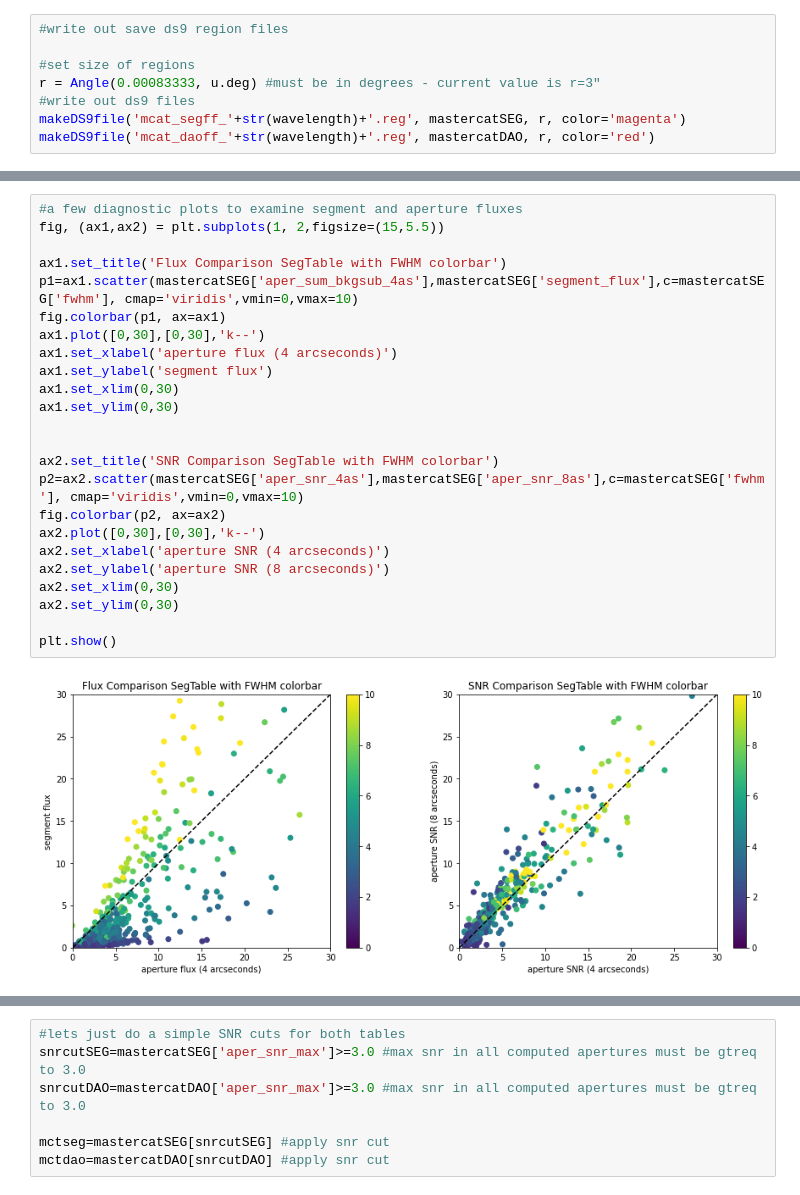
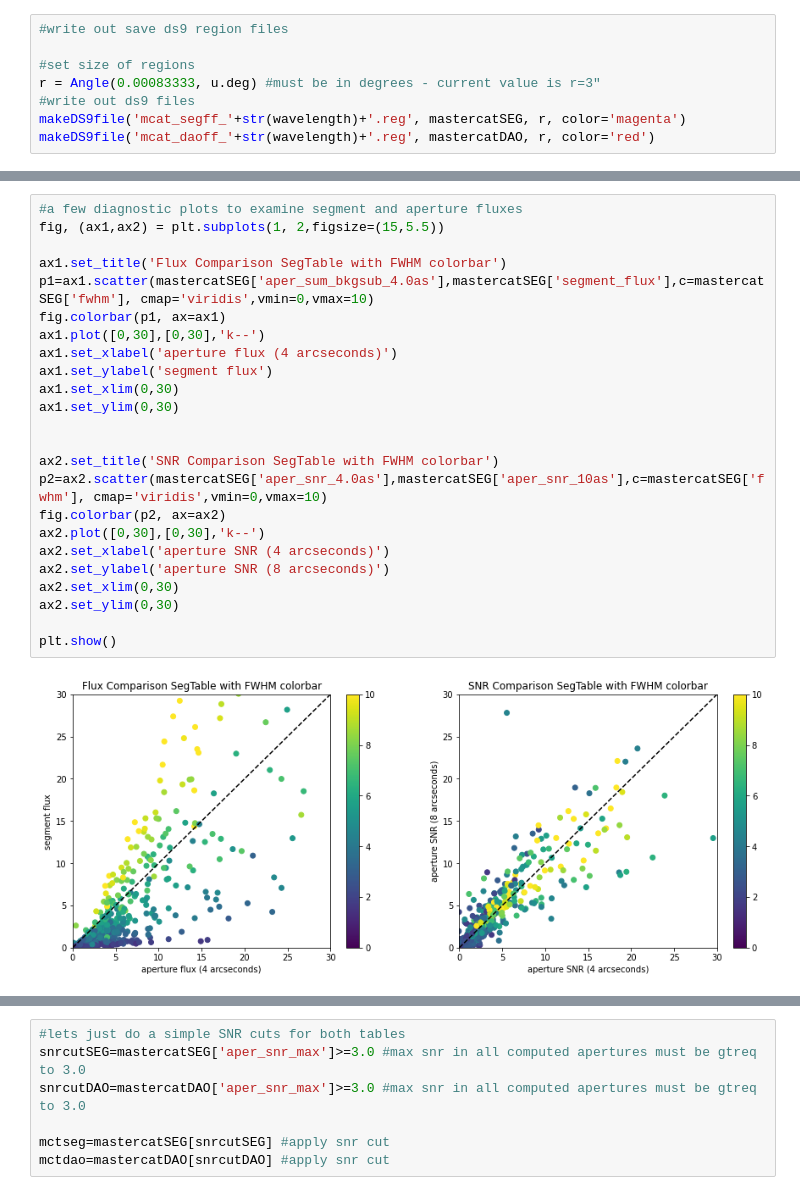
Before and after one commit to mjhankins/SFGCphotcode, a Jupyter notebook: ExaminePhotTables.ipynb, the cells around one changed output, grey strips where cells are left out. Cells and saved outputs as stored; diff of their text form.

```diff
--- a/ExaminePhotTables.ipynb
+++ b/ExaminePhotTables.ipynb
@@ -325,29 +331,29 @@ plt.show()
 # %%
 #a few diagnostic plots to examine segment and aperture fluxes
 fig, (ax1,ax2) = plt.subplots(1, 2,figsize=(15,5.5))
 
 ax1.set_title('Flux Comparison SegTable with FWHM colorbar')
-p1=ax1.scatter(mastercatSEG['aper_sum_bkgsub_4as'],mastercatSEG['segment_flux'],c=mastercatSEG['fwhm'], cmap='viridis',vmin=0,vmax=10)
+p1=ax1.scatter(mastercatSEG['aper_sum_bkgsub_4.0as'],mastercatSEG['segment_flux'],c=mastercatSEG['fwhm'], cmap='viridis',vmin=0,vmax=10)
 fig.colorbar(p1, ax=ax1)
 ax1.plot([0,30],[0,30],'k--')
 ax1.set_xlabel('aperture flux (4 arcseconds)')
 ax1.set_ylabel('segment flux')
 ax1.set_xlim(0,30)
 ax1.set_ylim(0,30)
 
 
 ax2.set_title('SNR Comparison SegTable with FWHM colorbar')
-p2=ax2.scatter(mastercatSEG['aper_snr_4as'],mastercatSEG['aper_snr_8as'],c=mastercatSEG['fwhm'], cmap='viridis',vmin=0,vmax=10)
+p2=ax2.scatter(mastercatSEG['aper_snr_4.0as'],mastercatSEG['aper_snr_10as'],c=mastercatSEG['fwhm'], cmap='viridis',vmin=0,vmax=10)
 fig.colorbar(p2, ax=ax2)
 ax2.plot([0,30],[0,30],'k--')
 ax2.set_xlabel('aperture SNR (4 arcseconds)')
 ax2.set_ylabel('aperture SNR (8 arcseconds)')
 ax2.set_xlim(0,30)
 ax2.set_ylim(0,30)
 
 plt.show()
 # %% [output]
-[figure, old version]
+[figure, new version]
 # %%
 #a few diagnostic plots to examine segment and aperture fluxes
 fig, (ax1,ax2) = plt.subplots(1, 2,figsize=(15,5.5))
```
Also changed, not shown: parts of 15 cells of this notebook, 4 other files.
